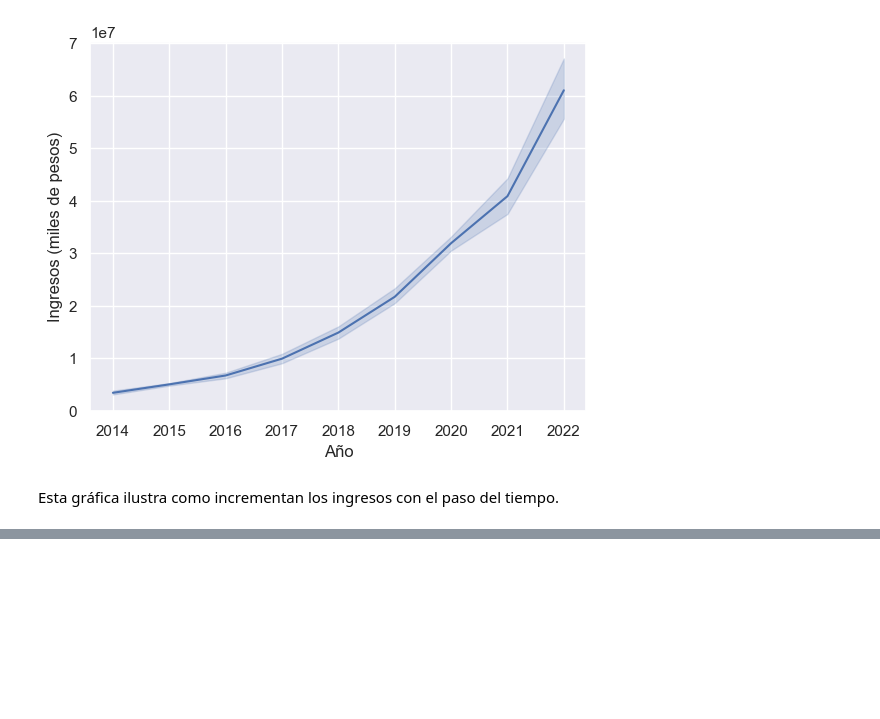
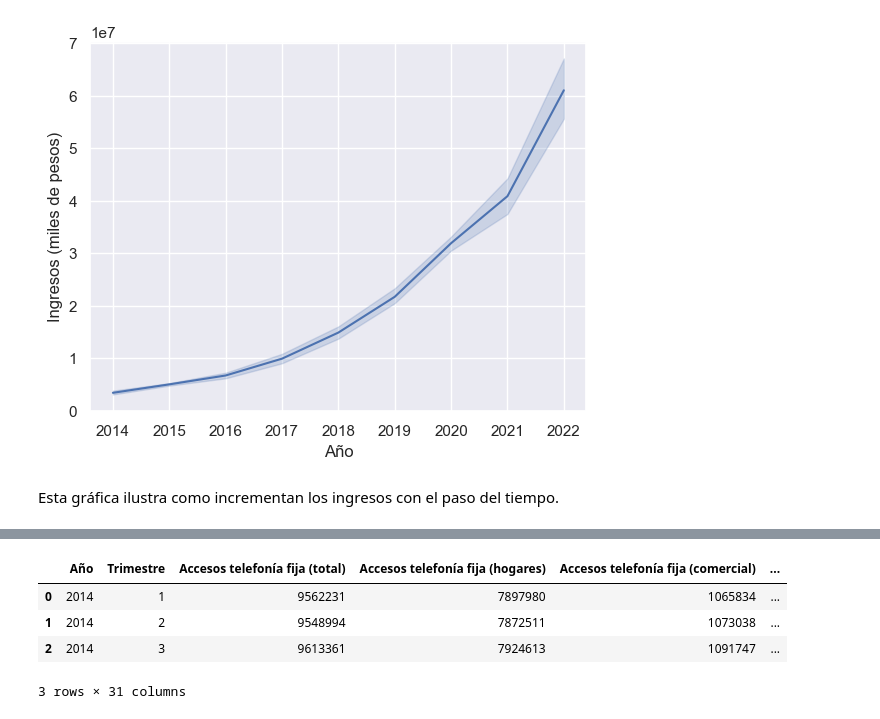
Before and after one commit to AJusto14/PI_DataAnalysis_AAJG, a Jupyter notebook: eda_adicional.ipynb, the cells around one changed output, grey strips where cells are left out. Cells and saved outputs as stored; diff of their text form; code cells hidden in the pictures; blank space fills up the shorter version.

```diff
--- a/eda_adicional.ipynb
+++ b/eda_adicional.ipynb
@@ -161,0 +167,9 @@ Esta gráfica ilustra como incrementan los ingresos con el paso del tiempo.
+# %%
+#Vemos un poco la información
+extra_trimestre.head(3)
+# %% [output]
+|  | Año | Trimestre | Accesos telefonía fija (total) | Accesos telefonía fija (hogares) | Accesos telefonía fija (comercial) | ... |
+| 0 | 2014 | 1 | 9562231 | 7897980 | 1065834 | ... |
+| 1 | 2014 | 2 | 9548994 | 7872511 | 1073038 | ... |
+| 2 | 2014 | 3 | 9613361 | 7924613 | 1091747 | ... |
+3 rows × 31 columns
```
Also changed, not shown: parts of 18 cells of this notebook, 4 other files.
